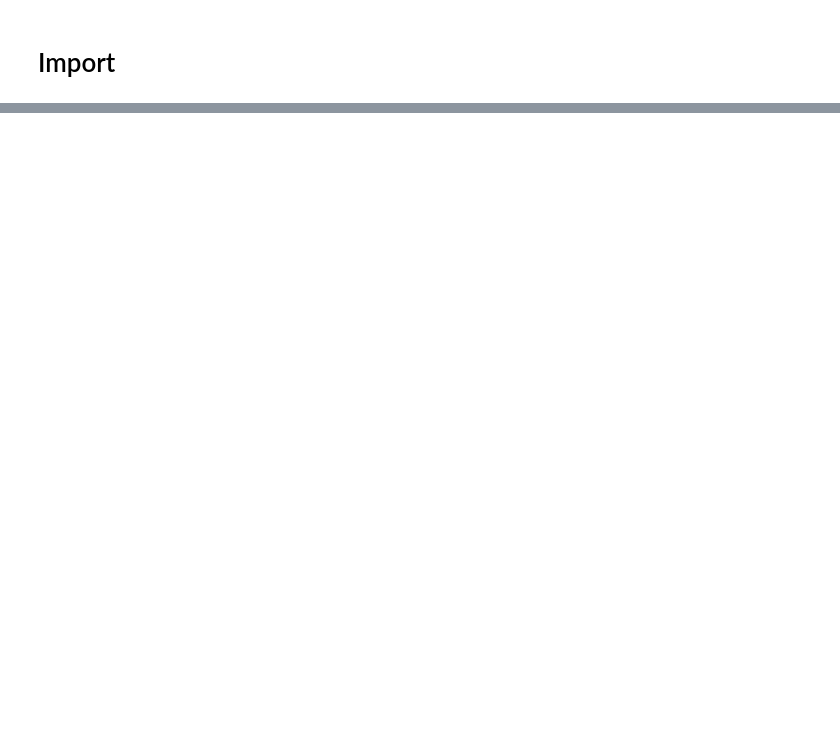
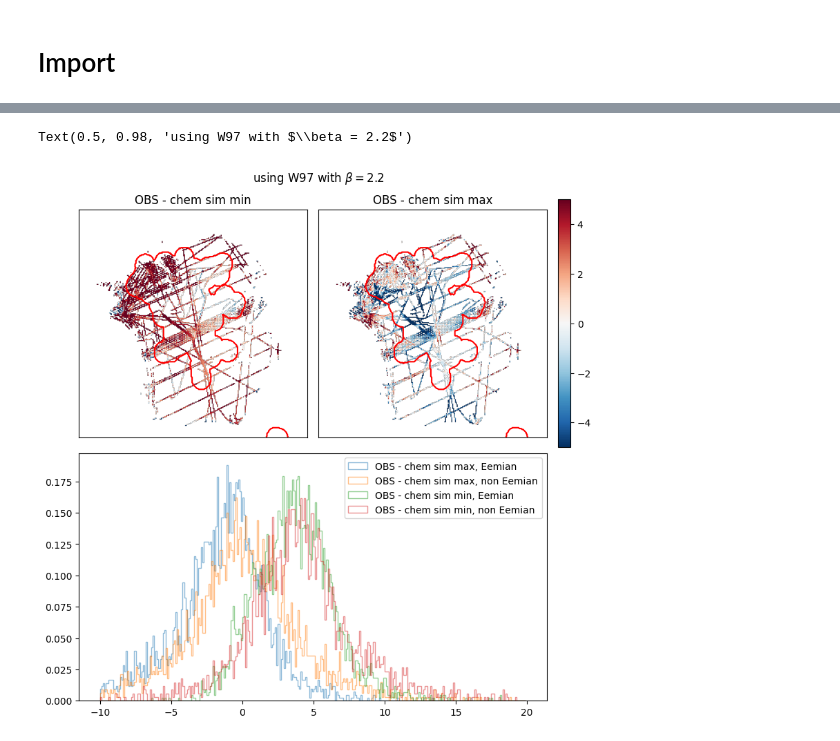
Before and after one commit to alastairyang/calibrated-prior, a Jupyter notebook: notebooks/attenu_with_chemistry.ipynb, the cells around one changed output, grey strips where cells are left out. Cells and saved outputs as stored; diff of their text form; code cells hidden in the pictures; blank space fills up the shorter version.

```diff
--- a/notebooks/attenu_with_chemistry.ipynb
+++ b/notebooks/attenu_with_chemistry.ipynb
@@ -58,0 +185,32 @@ LGP_samples = LGP_Gaussian.sample((1000,))
+# %%
+fig, ax = plt.subplot_mosaic([['A', 'B'], ['C', 'C']], figsize = (8, 8), layout = 'constrained')
+
+vmin = -5
+vmax = 5
+
+ax['A'].imshow(attenu_obs - pixel_min_attenu_chemistry_samples, vmin = vmin, vmax = vmax, cmap = 'RdBu_r')
+ax['A'].contour(LGP_valid_mask, colors = 'red')
+ax['A'].set_title("OBS - chem sim min")
+ax['A'].set_xticks([])
+ax['A'].set_yticks([])
+ax['A'].invert_yaxis()
+
+cb1 = ax['B'].imshow(attenu_obs - pixel_max_attenu_chemistry_samples, vmin = vmin, vmax = vmax, cmap = 'RdBu_r')
+ax['B'].contour(LGP_valid_mask, colors = 'red')
+ax['B'].set_title("OBS - chem sim max")
+ax['B'].set_xticks([])
+ax['B'].set_yticks([])
+ax['B'].invert_yaxis()
+plt.colorbar(cb1)
+
+bins = np.arange(-10, 20, 0.1)
+ax['C'].hist((attenu_obs - pixel_max_attenu_chemistry_samples)[LGP_valid_mask].flatten(), density = True, bins = bins, alpha = 0.5, histtype='step', label = 'OBS - chem sim max, Eemian')
+ax['C'].hist((attenu_obs - pixel_max_attenu_chemistry_samples)[~LGP_valid_mask].flatten(), density = True, bins = bins, alpha = 0.5,  histtype='step', label = 'OBS - chem sim max, non Eemian')
+ax['C'].hist((attenu_obs - pixel_min_attenu_chemistry_samples)[LGP_valid_mask].flatten(), density = True, bins = bins, alpha = 0.5, histtype='step', label = 'OBS - chem sim min, Eemian')
+ax['C'].hist((attenu_obs - pixel_min_attenu_chemistry_samples)[~LGP_valid_mask].flatten(), density = True, bins = bins, alpha = 0.5, histtype='step', label = 'OBS - chem sim min, non Eemian')
+ax['C'].legend()
+
+fig.suptitle(rf"using W97 with $\beta = {beta}$")
+# %% [output]
+Text(0.5, 0.98, 'using W97 with $\\beta = 2.2$')
+[figure, added]
```
Also changed, not shown: parts of 10 cells of this notebook, 7 other files.
